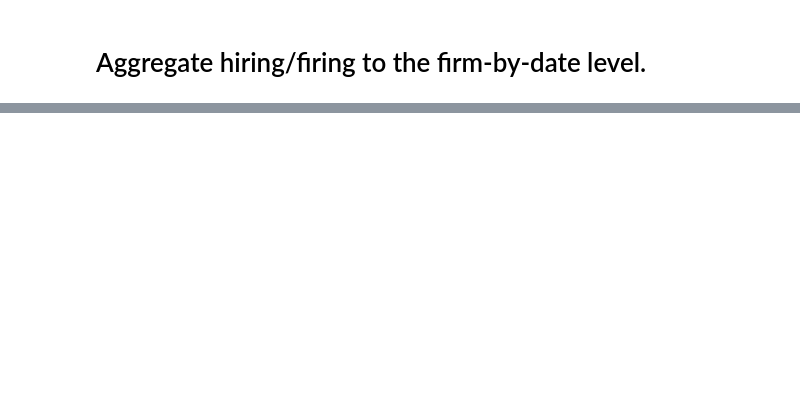
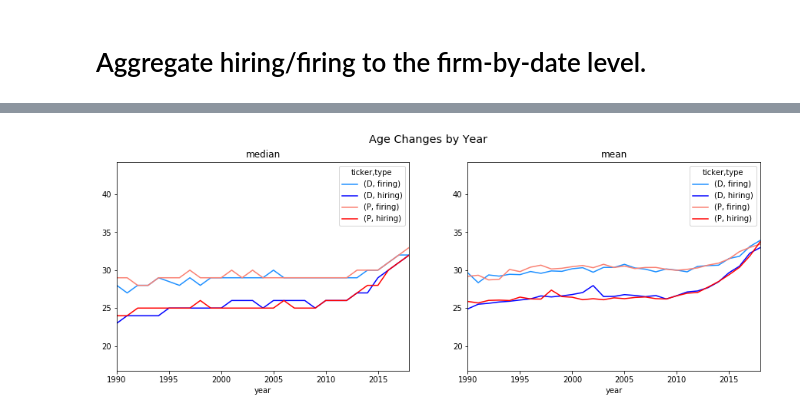
Before and after one commit to hodsonjames/employment, a Jupyter notebook: tech-jobs/Summary Statistics.ipynb, the cells around one changed output, grey strips where cells are left out. Saved outputs shown, nothing was run; the diff lists cells and outputs as text; code cells hidden in the pictures; blank space fills up the shorter version.

```diff
--- a/tech-jobs/Summary Statistics.ipynb
+++ b/tech-jobs/Summary Statistics.ipynb
@@ -179,0 +346,25 @@ with open(empl_file,"rb") as f:
+# %%
+birth_df = empl_changes_df[['ticker','type','year','birth']]
+birth_df = birth_df.assign(
+    birth = lambda df:df.birth.apply(lambda x:int(x) if x not in ['2000','None'] else np.nan),
+    age = lambda df:(df.year-df.birth)
+)
+
+# Define a routine to generate plots.
+def birth_plot(DF,var,title,xlim=None):
+    plt.subplots(1,2,figsize=(15,5))
+    plt.suptitle(title,fontsize="x-large")
+    plt.subplot(121)
+    to_plot = DF.groupby(['ticker','type']).apply(lambda df:(df.loc[~df[var].isnull()].size/df.size*100))
+    ax = to_plot.plot.barh(title="Percentages with valid births")
+    for idx, value in enumerate(to_plot):
+        ax.text(value-10,idx-0.05,'{:.2f}'.format(value),color='white',fontweight='bold')
+    plt.subplot(122)
+    for (idx, group), color in zip(DF.loc[~DF[var].isnull()].groupby(['ticker','type']),color_styles):
+        group[var].plot.kde(xlim=xlim,label=idx,title="Birth composition",color=color,legend=True)
+    plt.show()
+
+birth_plot(birth_df,'birth',"Birth - Overall",(1930,2000))
+birth_plot(birth_df.loc[birth_df.year==1995],'birth',"Birth - In Year 1995",(1930,2000))
+birth_plot(birth_df,'age',"Age - Overall",(10,75))
+birth_plot(birth_df.loc[birth_df.year==1995],'age',"Age - In Year 1995",(10,75))
@@ -179,0 +376,13 @@ with open(empl_file,"rb") as f:
+# %%
+# Age changes by year.
+fig, (ax1, ax2)=plt.subplots(1,2,figsize=(15,5))
+birth_df.pivot_table(
+    index='year',columns=['ticker','type'],values='age',aggfunc='median'
+).plot(xlim=(1990,2018),color=color_styles,ax=ax1,title='median')
+birth_df.pivot_table(
+    index='year',columns=['ticker','type'],values='age',aggfunc='mean'
+).plot(xlim=(1990,2018),color=color_styles,ax=ax2,title='mean')
+fig.suptitle('Age Changes by Year',fontsize='x-large')
+plt.show()
+# %% [output]
+[figure, added]
```
Also changed, not shown: parts of 19 cells of this notebook.
